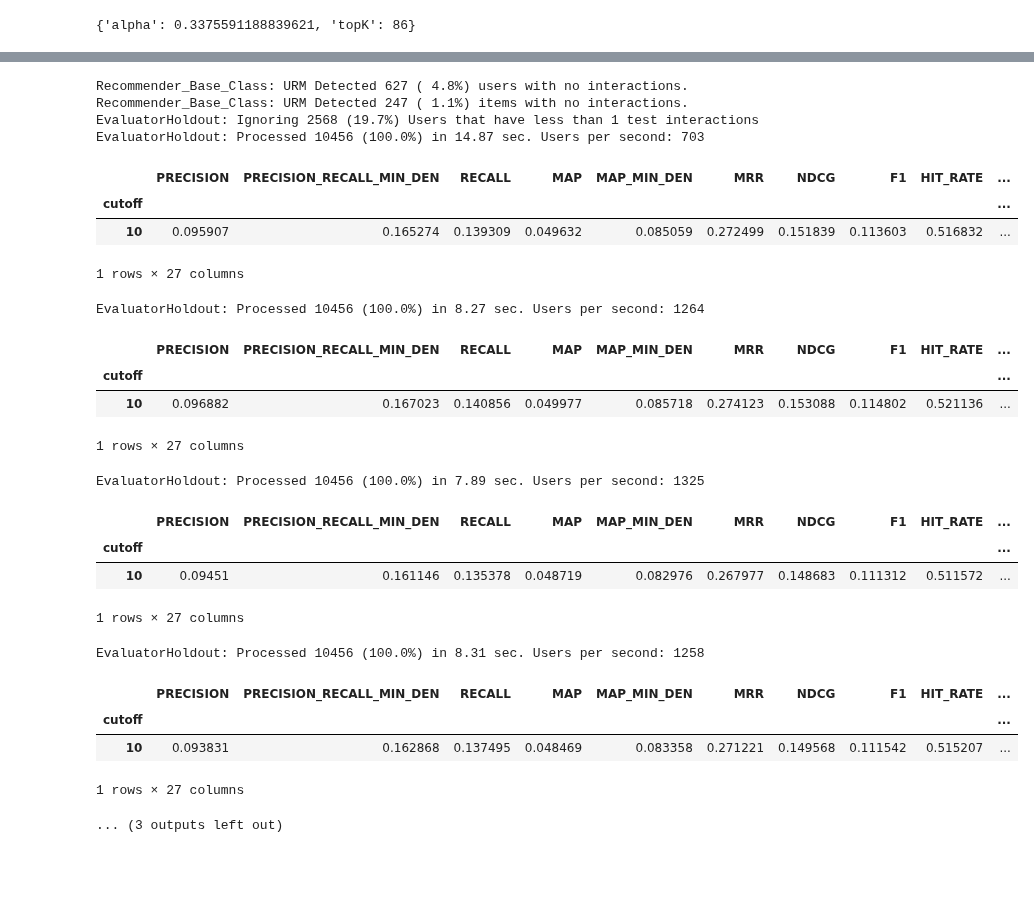
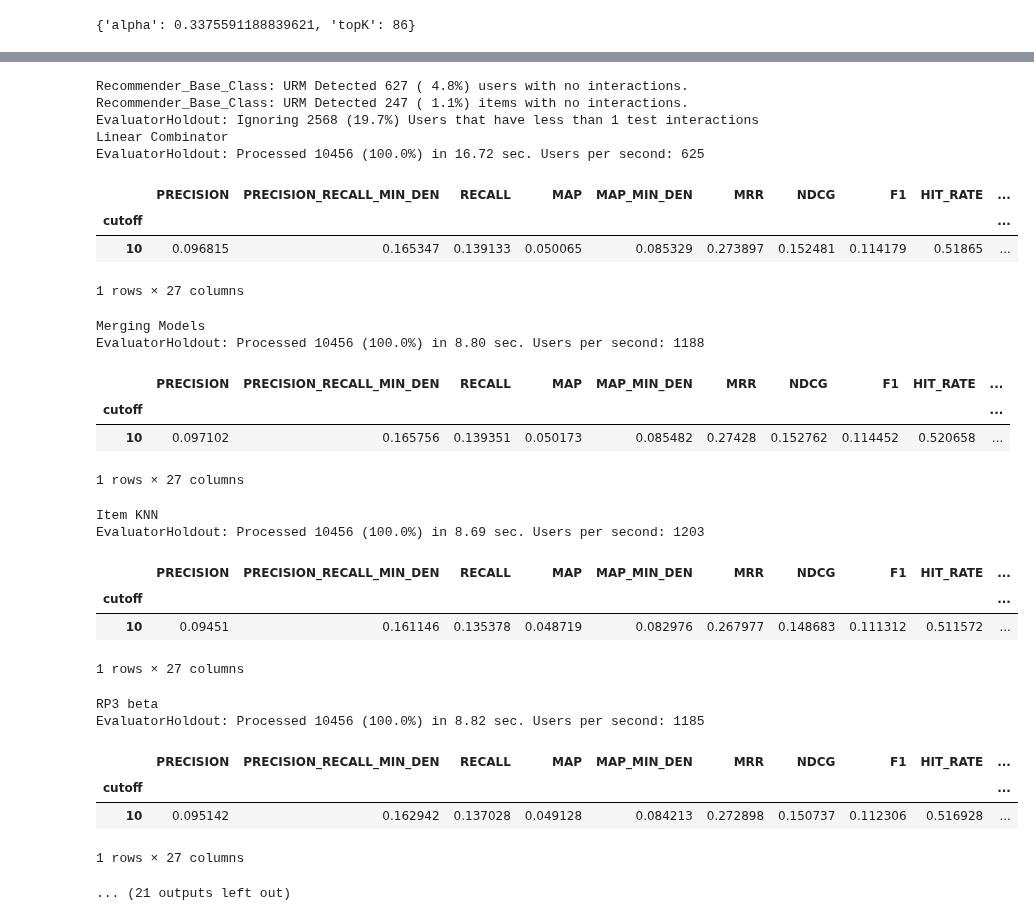
Before and after one commit to CarloSgaravatti/Recsys_Challenge_2023, a Jupyter notebook: challenge_notebooks/linear-combination.ipynb, the cells around one changed output, grey strips where cells are left out. Saved outputs shown, nothing was run; the diff lists cells and outputs as text; code cells hidden in the pictures; blank space fills up the shorter version.

Commit message:
Kaggle Notebook | Linear Combination | Version 11

```diff
--- a/challenge_notebooks/linear-combination.ipynb
+++ b/challenge_notebooks/linear-combination.ipynb
@@ -188,6 +215,24 @@ recommender_user.fit(**params_user_knn)
 recommender_rp3 = RP3betaRecommender(URM_train)
 recommender_rp3.fit(**params_rp3)
 
+recommender_p3a = P3alphaRecommender(URM_train)
+recommender_p3a.fit(**params_p3alpha)
+
+recommender_pure_svd = PureSVDRecommender(URM_train)
+recommender_pure_svd.fit(num_factors=params_pure_svd['factors'])
+
+recommender_pure_svd_item = PureSVDItemRecommender(URM_train)
+recommender_pure_svd_item.fit(**params_pure_svd_item)
+
+recommender_nmf = NMFRecommender(URM_train)
+recommender_nmf.load_model('/kaggle/working/Recsys_Challenge_2023/models/', 'nmf_train_validation.zip')
+
+recommender_slim_bpr = SLIM_BPR_Python(URM_train)
+recommender_slim_bpr.load_model('/kaggle/working/Recsys_Challenge_2023/models/', 'slim_bpr_train_validation.zip')
+
+recommender_ease_r = EASE_R_Recommender(URM_train)
+recommender_ease_r.load_model('/kaggle/working/Recsys_Challenge_2023/models/', 'ease_r_train_validation.zip')
+
 hybrid_similarity = ItemKNNSimilarityHybridRecommender(URM_train, recommender_item.W_sparse, recommender_rp3.W_sparse)
 hybrid_similarity.fit(**params_merging)
 # %% [output]
@@ -203,42 +254,69 @@ RP3betaRecommender: Similarity column 22347 (100.0%), 2709.01 column/sec. Elapse
 ItemKNNSimilarityHybridRecommender: URM Detected 627 ( 4.8%) users with no interactions.
 ItemKNNSimilarityHybridRecommender: URM Detected 247 ( 1.1%) items with no interactions.
 # %%
-weights = [0.5, 0.5]
-linear_combinator = LinearCombinationRecommender(URM_train, [recommender_item, recommender_rp3], weights)
+weights = [0.4, 0.4, 0.2]
+linear_combinator = LinearCombinationRecommender(URM_train, [recommender_item, recommender_rp3, recommender_p3a], weights)
 evaluator = EvaluatorHoldout(URM_test_complete, cutoff_list=[10])
 
+print('Linear Combinator')
 result_df, _ = evaluator.evaluateRecommender(linear_combinator)
 display(result_df)
+print('Merging Models')
 result_df, _ = evaluator.evaluateRecommender(hybrid_similarity)
 display(result_df)
+print('Item KNN')
 result_df, _ = evaluator.evaluateRecommender(recommender_item)
 display(result_df)
+print('RP3 beta')
 result_df, _ = evaluator.evaluateRecommender(recommender_rp3)
 display(result_df)
+print('P3 alpha')
+result_df, _ = evaluator.evaluateRecommender(recommender_p3a)
+display(result_df)
+print('User KNN')
 result_df, _ = evaluator.evaluateRecommender(recommender_user)
 display(result_df)
+print('NMF')
+result_df, _ = evaluator.evaluateRecommender(recommender_nmf)
+display(result_df)
+print('Pure SVD')
+result_df, _ = evaluator.evaluateRecommender(recommender_pure_svd)
+display(result_df)
+print('Item Pure SVD')
+result_df, _ = evaluator.evaluateRecommender(recommender_pure_svd_item)
+display(result_df)
+print('SLIM BPR')
+result_df, _ = evaluator.evaluateRecommender(recommender_slim_bpr)
+display(result_df)
+print('EASE R')
+result_df, _ = evaluator.evaluateRecommender(recommender_ease_r)
+display(result_df)
 # %% [output]
 Recommender_Base_Class: URM Detected 627 ( 4.8%) users with no interactions.
 Recommender_Base_Class: URM Detected 247 ( 1.1%) items with no interactions.
 EvaluatorHoldout: Ignoring 2568 (19.7%) Users that have less than 1 test interactions
-EvaluatorHoldout: Processed 10456 (100.0%) in 14.87 sec. Users per second: 703
+Linear Combinator
+EvaluatorHoldout: Processed 10456 (100.0%) in 16.72 sec. Users per second: 625
 |  | PRECISION | PRECISION_RECALL_MIN_DEN | RECALL | MAP | MAP_MIN_DEN | MRR | NDCG | F1 | HIT_RATE | ... |
 | cutoff |  |  |  |  |  |  |  |  |  | ... |
-| 10 | 0.095907 | 0.165274 | 0.139309 | 0.049632 | 0.085059 | 0.272499 | 0.151839 | 0.113603 | 0.516832 | ... |
+| 10 | 0.096815 | 0.165347 | 0.139133 | 0.050065 | 0.085329 | 0.273897 | 0.152481 | 0.114179 | 0.51865 | ... |
 1 rows × 27 columns
-EvaluatorHoldout: Processed 10456 (100.0%) in 8.27 sec. Users per second: 1264
+Merging Models
+EvaluatorHoldout: Processed 10456 (100.0%) in 8.80 sec. Users per second: 1188
 |  | PRECISION | PRECISION_RECALL_MIN_DEN | RECALL | MAP | MAP_MIN_DEN | MRR | NDCG | F1 | HIT_RATE | ... |
 | cutoff |  |  |  |  |  |  |  |  |  | ... |
-| 10 | 0.096882 | 0.167023 | 0.140856 | 0.049977 | 0.085718 | 0.274123 | 0.153088 | 0.114802 | 0.521136 | ... |
+| 10 | 0.097102 | 0.165756 | 0.139351 | 0.050173 | 0.085482 | 0.27428 | 0.152762 | 0.114452 | 0.520658 | ... |
 1 rows × 27 columns
-EvaluatorHoldout: Processed 10456 (100.0%) in 7.89 sec. Users per second: 1325
+Item KNN
+EvaluatorHoldout: Processed 10456 (100.0%) in 8.69 sec. Users per second: 1203
 |  | PRECISION | PRECISION_RECALL_MIN_DEN | RECALL | MAP | MAP_MIN_DEN | MRR | NDCG | F1 | HIT_RATE | ... |
 | cutoff |  |  |  |  |  |  |  |  |  | ... |
 | 10 | 0.09451 | 0.161146 | 0.135378 | 0.048719 | 0.082976 | 0.267977 | 0.148683 | 0.111312 | 0.511572 | ... |
 1 rows × 27 columns
-EvaluatorHoldout: Processed 10456 (100.0%) in 8.31 sec. Users per second: 1258
+RP3 beta
+EvaluatorHoldout: Processed 10456 (100.0%) in 8.82 sec. Users per second: 1185
 |  | PRECISION | PRECISION_RECALL_MIN_DEN | RECALL | MAP | MAP_MIN_DEN | MRR | NDCG | F1 | HIT_RATE | ... |
 | cutoff |  |  |  |  |  |  |  |  |  | ... |
-| 10 | 0.093831 | 0.162868 | 0.137495 | 0.048469 | 0.083358 | 0.271221 | 0.149568 | 0.111542 | 0.515207 | ... |
+| 10 | 0.095142 | 0.162942 | 0.137028 | 0.049128 | 0.084213 | 0.272898 | 0.150737 | 0.112306 | 0.516928 | ... |
 1 rows × 27 columns
-... (3 outputs left out)
+... (21 outputs left out)
```
Also changed, not shown: parts of 20 cells of this notebook.
